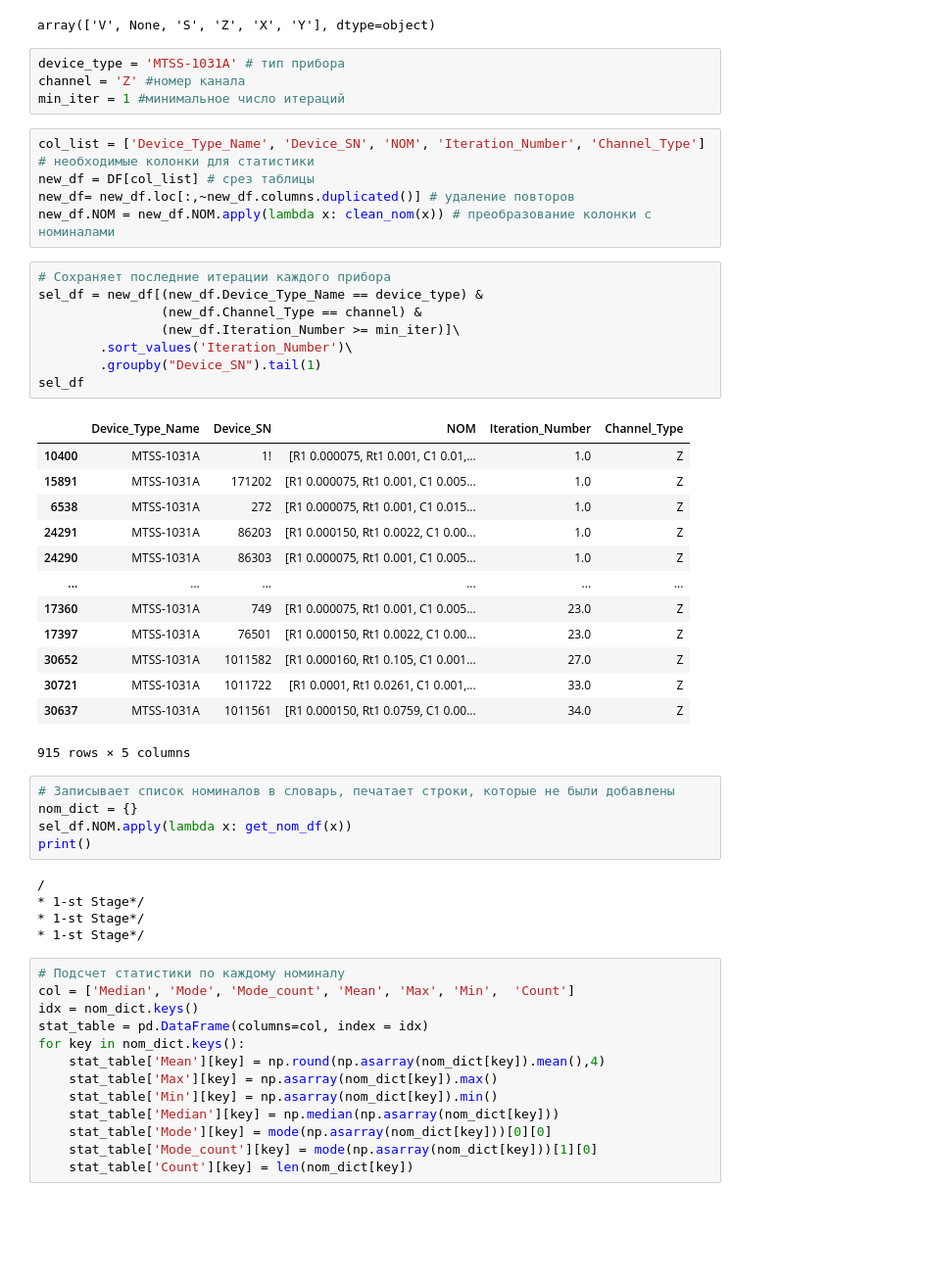
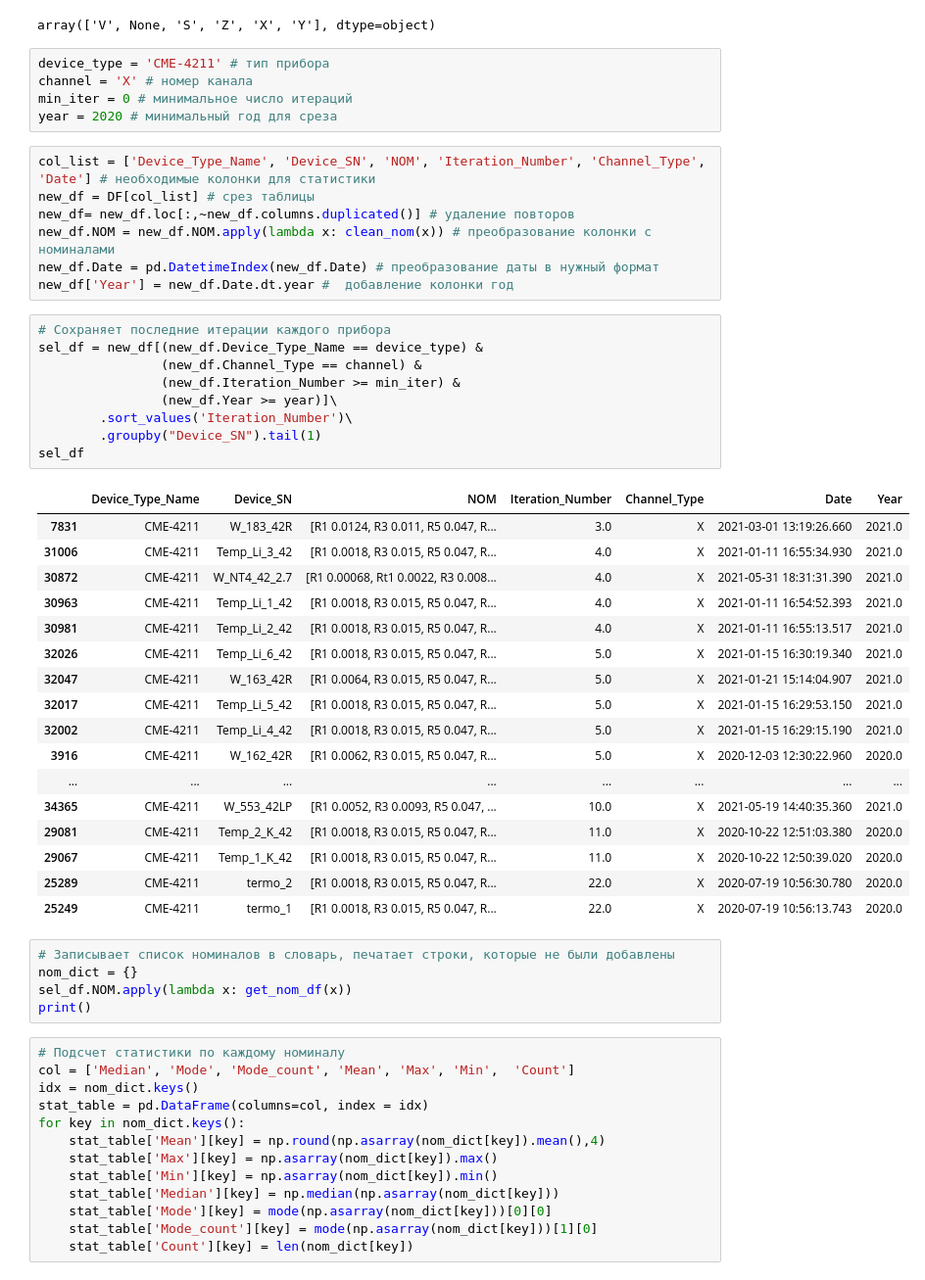
Before and after one commit to udsey/Work, a Jupyter notebook: Mean_nominals.ipynb, the cells around one changed output. Shown: that part at 98% size. Drawn from its saved outputs; the diff is of its cells as text; blank space fills up the shorter version.

```diff
--- a/Mean_nominals.ipynb
+++ b/Mean_nominals.ipynb
@@ -102,46 +102,49 @@ DF.Channel_Type.unique()
 # %% [output]
 array(['V', None, 'S', 'Z', 'X', 'Y'], dtype=object)
 # %%
-device_type = 'MTSS-1031А' # тип прибора
-channel = 'Z' #номер канала
-min_iter = 1 #минимальное число итераций
+device_type = 'CME-4211' # тип прибора
+channel = 'X' # номер канала
+min_iter = 0 # минимальное число итераций
+year = 2020 # минимальный год для среза
 # %%
-col_list = ['Device_Type_Name', 'Device_SN', 'NOM', 'Iteration_Number', 'Channel_Type'] # необходимые колонки для статистики
+col_list = ['Device_Type_Name', 'Device_SN', 'NOM', 'Iteration_Number', 'Channel_Type', 'Date'] # необходимые колонки для статистики
 new_df = DF[col_list] # срез таблицы
 new_df= new_df.loc[:,~new_df.columns.duplicated()] # удаление повторов
 new_df.NOM = new_df.NOM.apply(lambda x: clean_nom(x)) # преобразование колонки с номиналами
+new_df.Date = pd.DatetimeIndex(new_df.Date) # преобразование даты в нужный формат
+new_df['Year'] = new_df.Date.dt.year #  добавление колонки год
 # %%
 # Сохраняет последние итерации каждого прибора
 sel_df = new_df[(new_df.Device_Type_Name == device_type) &
                 (new_df.Channel_Type == channel) &
-                (new_df.Iteration_Number >= min_iter)]\
+                (new_df.Iteration_Number >= min_iter) &
+                (new_df.Year >= year)]\
         .sort_values('Iteration_Number')\
         .groupby("Device_SN").tail(1)
 sel_df
 # %% [output]
-|  | Device_Type_Name | Device_SN | NOM | Iteration_Number | Channel_Type |
-| 10400 | MTSS-1031А | 1! | [R1 0.000075, Rt1 0.001, C1 0.01,... | 1.0 | Z |
-| 15891 | MTSS-1031А | 171202 | [R1 0.000075, Rt1 0.001, C1 0.005... | 1.0 | Z |
-| 6538 | MTSS-1031А | 272 | [R1 0.000075, Rt1 0.001, C1 0.015... | 1.0 | Z |
-| 24291 | MTSS-1031А | 86203 | [R1 0.000150, Rt1 0.0022, C1 0.00... | 1.0 | Z |
-| 24290 | MTSS-1031А | 86303 | [R1 0.000075, Rt1 0.001, C1 0.005... | 1.0 | Z |
-| ... | ... | ... | ... | ... | ... |
-| 17360 | MTSS-1031А | 749 | [R1 0.000075, Rt1 0.001, C1 0.005... | 23.0 | Z |
-| 17397 | MTSS-1031А | 76501 | [R1 0.000150, Rt1 0.0022, C1 0.00... | 23.0 | Z |
-| 30652 | MTSS-1031А | 1011582 | [R1 0.000160, Rt1 0.105, C1 0.001... | 27.0 | Z |
-| 30721 | MTSS-1031А | 1011722 | [R1 0.0001, Rt1 0.0261, C1 0.001,... | 33.0 | Z |
-| 30637 | MTSS-1031А | 1011561 | [R1 0.000150, Rt1 0.0759, C1 0.00... | 34.0 | Z |
+|  | Device_Type_Name | Device_SN | NOM | Iteration_Number | Channel_Type | Date | Year |
+| 7831 | CME-4211 | W_183_42R | [R1 0.0124, R3 0.011, R5 0.047, R... | 3.0 | X | 2021-03-01 13:19:26.660 | 2021.0 |
+| 31006 | CME-4211 | Temp_Li_3_42 | [R1 0.0018, R3 0.015, R5 0.047, R... | 4.0 | X | 2021-01-11 16:55:34.930 | 2021.0 |
+| 30872 | CME-4211 | W_NT4_42_2.7 | [R1 0.00068, Rt1 0.0022, R3 0.008... | 4.0 | X | 2021-05-31 18:31:31.390 | 2021.0 |
+| 30963 | CME-4211 | Temp_Li_1_42 | [R1 0.0018, R3 0.015, R5 0.047, R... | 4.0 | X | 2021-01-11 16:54:52.393 | 2021.0 |
+| 30981 | CME-4211 | Temp_Li_2_42 | [R1 0.0018, R3 0.015, R5 0.047, R... | 4.0 | X | 2021-01-11 16:55:13.517 | 2021.0 |
+| 32026 | CME-4211 | Temp_Li_6_42 | [R1 0.0018, R3 0.015, R5 0.047, R... | 5.0 | X | 2021-01-15 16:30:19.340 | 2021.0 |
+| 32047 | CME-4211 | W_163_42R | [R1 0.0064, R3 0.015, R5 0.047, R... | 5.0 | X | 2021-01-21 15:14:04.907 | 2021.0 |
+| 32017 | CME-4211 | Temp_Li_5_42 | [R1 0.0018, R3 0.015, R5 0.047, R... | 5.0 | X | 2021-01-15 16:29:53.150 | 2021.0 |
+| 32002 | CME-4211 | Temp_Li_4_42 | [R1 0.0018, R3 0.015, R5 0.047, R... | 5.0 | X | 2021-01-15 16:29:15.190 | 2021.0 |
+| 3916 | CME-4211 | W_162_42R | [R1 0.0062, R3 0.015, R5 0.047, R... | 5.0 | X | 2020-12-03 12:30:22.960 | 2020.0 |
+| ... | ... | ... | ... | ... | ... | ... | ... |
+| 34365 | CME-4211 | W_553_42LP | [R1 0.0052, R3 0.0093, R5 0.047, ... | 10.0 | X | 2021-05-19 14:40:35.360 | 2021.0 |
+| 29081 | CME-4211 | Temp_2_K_42 | [R1 0.0018, R3 0.015, R5 0.047, R... | 11.0 | X | 2020-10-22 12:51:03.380 | 2020.0 |
+| 29067 | CME-4211 | Temp_1_K_42 | [R1 0.0018, R3 0.015, R5 0.047, R... | 11.0 | X | 2020-10-22 12:50:39.020 | 2020.0 |
+| 25289 | CME-4211 | termo_2 | [R1 0.0018, R3 0.015, R5 0.047, R... | 22.0 | X | 2020-07-19 10:56:30.780 | 2020.0 |
+| 25249 | CME-4211 | termo_1 | [R1 0.0018, R3 0.015, R5 0.047, R... | 22.0 | X | 2020-07-19 10:56:13.743 | 2020.0 |
-915 rows × 5 columns
 # %%
 # Записывает список номиналов в словарь, печатает строки, которые не были добавлены
 nom_dict = {}
 sel_df.NOM.apply(lambda x: get_nom_df(x))
 print()
-# %% [output]
-/
-* 1-st Stage*/
-* 1-st Stage*/
-* 1-st Stage*/
 # %%
 # Подсчет статистики по каждому номиналу
 col = ['Median', 'Mode', 'Mode_count', 'Mean', 'Max', 'Min',  'Count']
```
Also changed, not shown: parts of 1 cell of this notebook.
